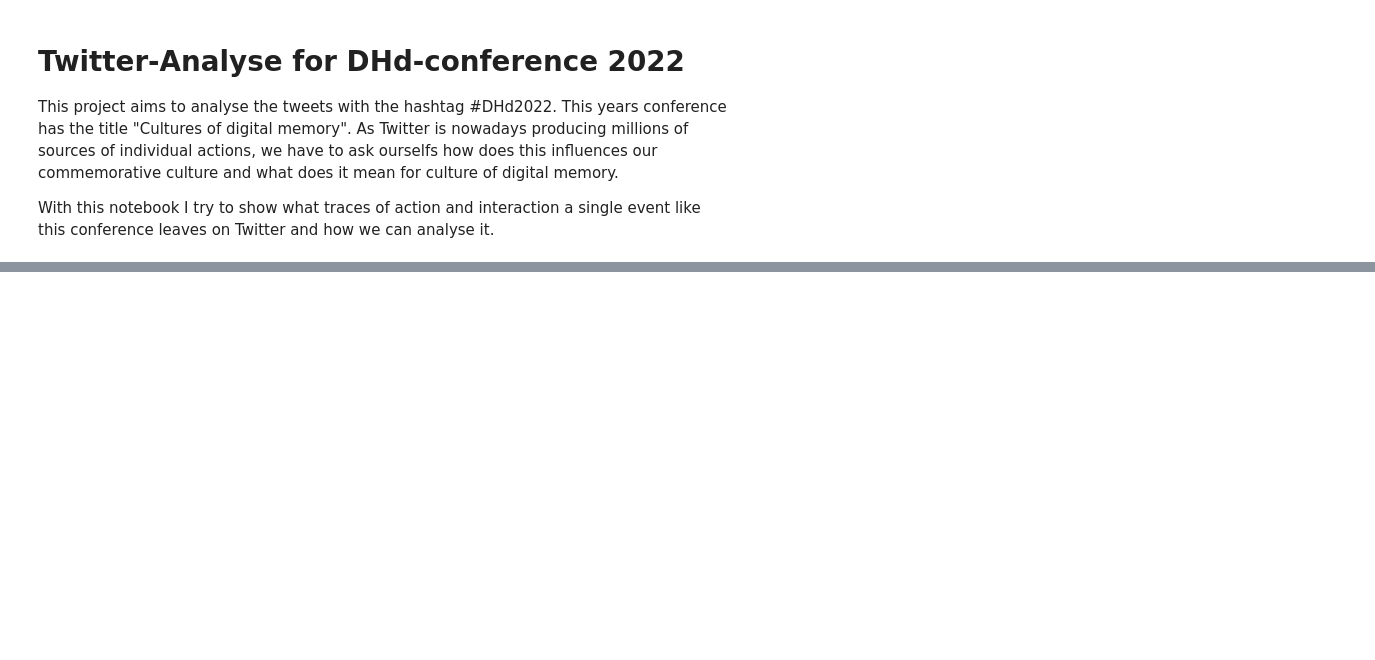
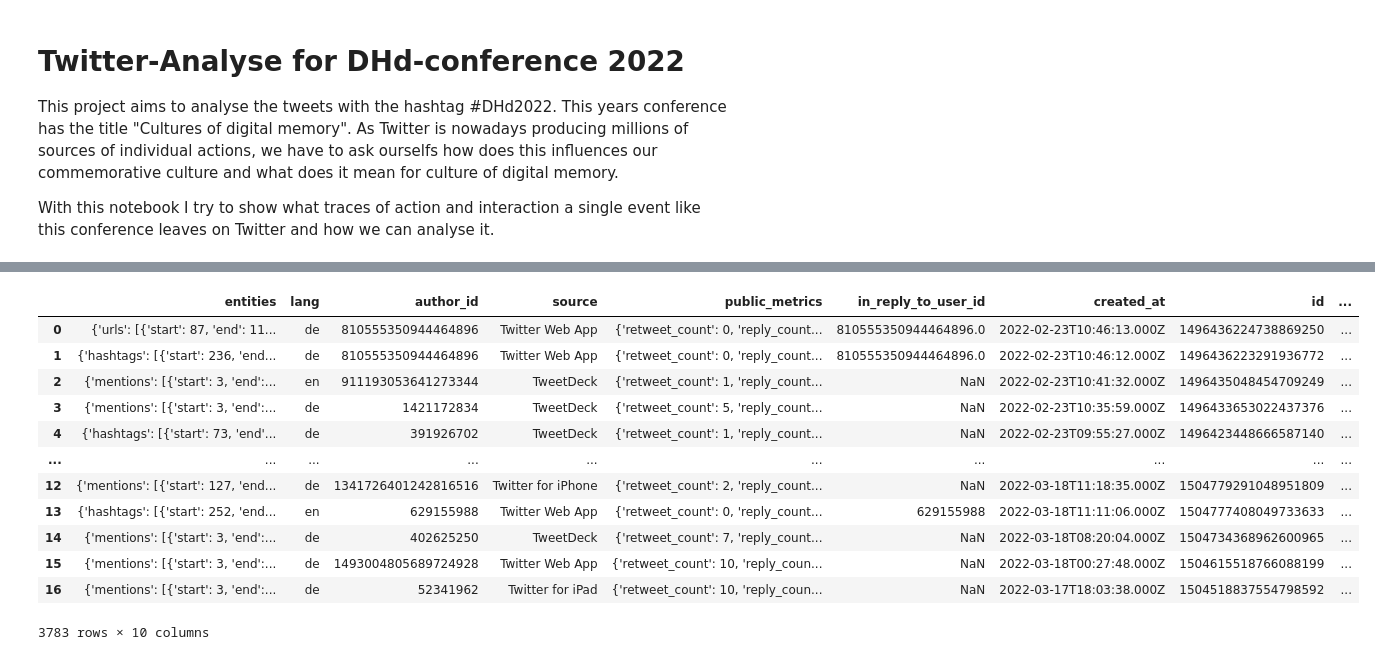
Before and after one commit to Leano1998/DHd2022, a Jupyter notebook: Twitter_DHd2022.ipynb, the cells around one changed output, grey strips where cells are left out. Saved outputs shown, nothing was run; the diff lists cells and outputs as text; code cells hidden in the pictures; blank space fills up the shorter version.

```diff
--- a/Twitter_DHd2022.ipynb
+++ b/Twitter_DHd2022.ipynb
@@ -35,26 +45,26 @@ try:
 except FileNotFoundError:
     tweets_data = None
     tweets_user = None
-
-for r in tweetsDHd:
-    if tweets_data is None:
-        tweets_data = pd.DataFrame(r["data"])
-    else:
-        tmp = pd.DataFrame(r["data"])
-        for _,v in tmp.iterrows():
-            if v['id'] not in tweets_data['id'].tolist():
-                tweets_data = tweets_data.append(v)
-            else:
-                continue
-    if tweets_user is None:
-        tweets_user = pd.DataFrame(r["includes"]["users"])
-    else:
-        tmp = pd.DataFrame(r["includes"]["users"])
-        for _,v in tmp.iterrows():
-            if v['id'] not in tweets_user['id'].tolist():
-                tweets_user = tweets_user.append(v)
-    print(r["includes"].keys())
-tweets_data.to_csv("data/tweets_data.csv", encoding='utf8', index=False)
-tweets_user.to_csv("data/twitter_users.csv", encoding='utf8', index=False)
+if tweetsDHd is not None:
+    for r in tweetsDHd:
+        if tweets_data is None:
+            tweets_data = pd.DataFrame(r["data"])
+        else:
+            tmp = pd.DataFrame(r["data"])
+            for _,v in tmp.iterrows():
+                if v['id'] not in tweets_data['id'].tolist():
+                    tweets_data = tweets_data.append(v)
+                else:
+                    continue
+        if tweets_user is None:
+            tweets_user = pd.DataFrame(r["includes"]["users"])
+        else:
+            tmp = pd.DataFrame(r["includes"]["users"])
+            for _,v in tmp.iterrows():
+                if v['id'] not in tweets_user['id'].tolist():
+                    tweets_user = tweets_user.append(v)
+        print(r["includes"].keys())
+    tweets_data.to_csv("data/tweets_data.csv", encoding='utf8', index=False)
+    tweets_user.to_csv("data/twitter_users.csv", encoding='utf8', index=False)
 # %% [output]
 dict_keys(['users'])
@@ -80,0 +72,16 @@ tweets_user
+# %%
+tweets_data
+# %% [output]
+|  | entities | lang | author_id | source | public_metrics | in_reply_to_user_id | created_at | id | ... |
+| 0 | {'urls': [{'start': 87, 'end': 11... | de | 810555350944464896 | Twitter Web App | {'retweet_count': 0, 'reply_count... | 810555350944464896.0 | 2022-02-23T10:46:13.000Z | 1496436224738869250 | ... |
+| 1 | {'hashtags': [{'start': 236, 'end... | de | 810555350944464896 | Twitter Web App | {'retweet_count': 0, 'reply_count... | 810555350944464896.0 | 2022-02-23T10:46:12.000Z | 1496436223291936772 | ... |
+| 2 | {'mentions': [{'start': 3, 'end':... | en | 911193053641273344 | TweetDeck | {'retweet_count': 1, 'reply_count... | NaN | 2022-02-23T10:41:32.000Z | 1496435048454709249 | ... |
+| 3 | {'mentions': [{'start': 3, 'end':... | de | 1421172834 | TweetDeck | {'retweet_count': 5, 'reply_count... | NaN | 2022-02-23T10:35:59.000Z | 1496433653022437376 | ... |
+| 4 | {'hashtags': [{'start': 73, 'end'... | de | 391926702 | TweetDeck | {'retweet_count': 1, 'reply_count... | NaN | 2022-02-23T09:55:27.000Z | 1496423448666587140 | ... |
+| ... | ... | ... | ... | ... | ... | ... | ... | ... | ... |
+| 12 | {'mentions': [{'start': 127, 'end... | de | 1341726401242816516 | Twitter for iPhone | {'retweet_count': 2, 'reply_count... | NaN | 2022-03-18T11:18:35.000Z | 1504779291048951809 | ... |
+| 13 | {'hashtags': [{'start': 252, 'end... | en | 629155988 | Twitter Web App | {'retweet_count': 0, 'reply_count... | 629155988 | 2022-03-18T11:11:06.000Z | 1504777408049733633 | ... |
+| 14 | {'mentions': [{'start': 3, 'end':... | de | 402625250 | TweetDeck | {'retweet_count': 7, 'reply_count... | NaN | 2022-03-18T08:20:04.000Z | 1504734368962600965 | ... |
+| 15 | {'mentions': [{'start': 3, 'end':... | de | 1493004805689724928 | Twitter Web App | {'retweet_count': 10, 'reply_coun... | NaN | 2022-03-18T00:27:48.000Z | 1504615518766088199 | ... |
+| 16 | {'mentions': [{'start': 3, 'end':... | de | 52341962 | Twitter for iPad | {'retweet_count': 10, 'reply_coun... | NaN | 2022-03-17T18:03:38.000Z | 1504518837554798592 | ... |
+3783 rows × 10 columns
```
Also changed, not shown: parts of 9 cells of this notebook.
